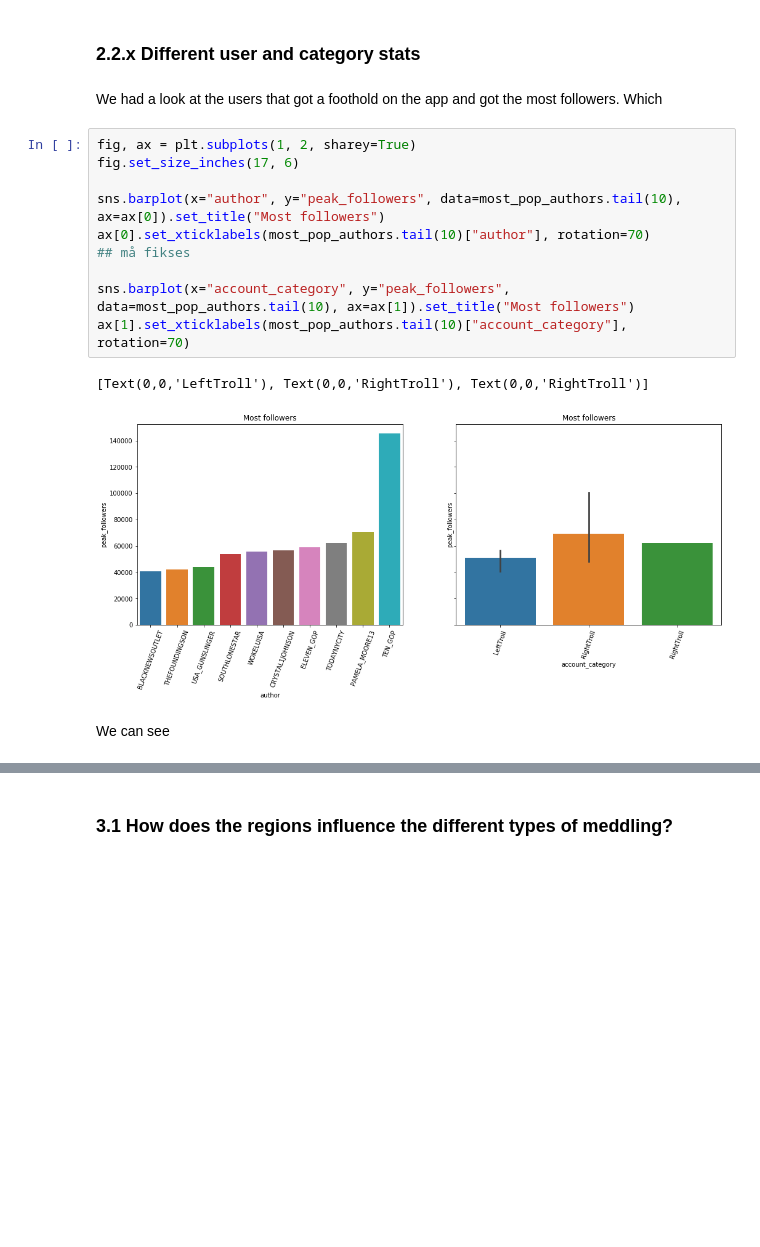
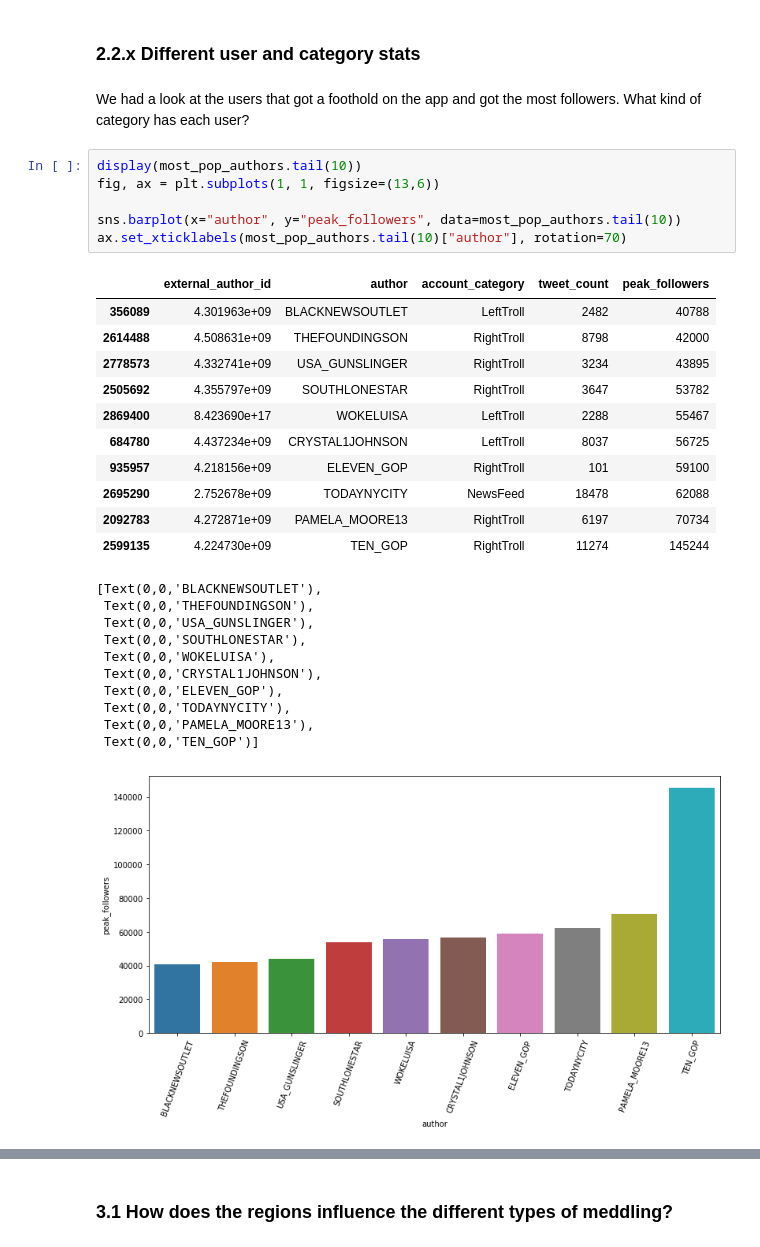
Before and after one commit to haakonms/ADAproject, a Jupyter notebook: Milestone2.ipynb, the cells around one changed output, grey strips where cells are left out. Cells and saved outputs as stored; diff of their text form; blank space fills up the shorter version.

```diff
--- a/Milestone2.ipynb
+++ b/Milestone2.ipynb
@@ -364,19 +356,33 @@ Here the russians have done a good job in timing the tweets. The tweets follows
 # %% [markdown]
 ### 2.2.x Different user and category stats
 # %% [markdown]
-We had a look at the users that got a foothold on the app and got the most followers. Which
+We had a look at the users that got a foothold on the app and got the most followers. What kind of category has each user?
 # %%
-fig, ax = plt.subplots(1, 2, sharey=True)
-fig.set_size_inches(17, 6)
+display(most_pop_authors.tail(10))
+fig, ax = plt.subplots(1, 1, figsize=(13,6))
 
-sns.barplot(x="author", y="peak_followers", data=most_pop_authors.tail(10), ax=ax[0]).set_title("Most followers")
-ax[0].set_xticklabels(most_pop_authors.tail(10)["author"], rotation=70)
-## må fikses
-
-sns.barplot(x="account_category", y="peak_followers", data=most_pop_authors.tail(10), ax=ax[1]).set_title("Most followers")
-ax[1].set_xticklabels(most_pop_authors.tail(10)["account_category"], rotation=70)
+sns.barplot(x="author", y="peak_followers", data=most_pop_authors.tail(10))
+ax.set_xticklabels(most_pop_authors.tail(10)["author"], rotation=70)
 # %% [output]
+|  | external_author_id | author | account_category | tweet_count | peak_followers |
+| 356089 | 4.301963e+09 | BLACKNEWSOUTLET | LeftTroll | 2482 | 40788 |
+| 2614488 | 4.508631e+09 | THEFOUNDINGSON | RightTroll | 8798 | 42000 |
+| 2778573 | 4.332741e+09 | USA_GUNSLINGER | RightTroll | 3234 | 43895 |
+| 2505692 | 4.355797e+09 | SOUTHLONESTAR | RightTroll | 3647 | 53782 |
+| 2869400 | 8.423690e+17 | WOKELUISA | LeftTroll | 2288 | 55467 |
+| 684780 | 4.437234e+09 | CRYSTAL1JOHNSON | LeftTroll | 8037 | 56725 |
+| 935957 | 4.218156e+09 | ELEVEN_GOP | RightTroll | 101 | 59100 |
+| 2695290 | 2.752678e+09 | TODAYNYCITY | NewsFeed | 18478 | 62088 |
+| 2092783 | 4.272871e+09 | PAMELA_MOORE13 | RightTroll | 6197 | 70734 |
+| 2599135 | 4.224730e+09 | TEN_GOP | RightTroll | 11274 | 145244 |
-[Text(0,0,'LeftTroll'), Text(0,0,'RightTroll'), Text(0,0,'RightTroll')]
+[Text(0,0,'BLACKNEWSOUTLET'),
+ Text(0,0,'THEFOUNDINGSON'),
+ Text(0,0,'USA_GUNSLINGER'),
+ Text(0,0,'SOUTHLONESTAR'),
+ Text(0,0,'WOKELUISA'),
+ Text(0,0,'CRYSTAL1JOHNSON'),
+ Text(0,0,'ELEVEN_GOP'),
+ Text(0,0,'TODAYNYCITY'),
+ Text(0,0,'PAMELA_MOORE13'),
+ Text(0,0,'TEN_GOP')]
-[figure, old version]
+[figure, new version]
-# %% [markdown]
-We can see
```
Also changed, not shown: parts of 13 cells of this notebook.
